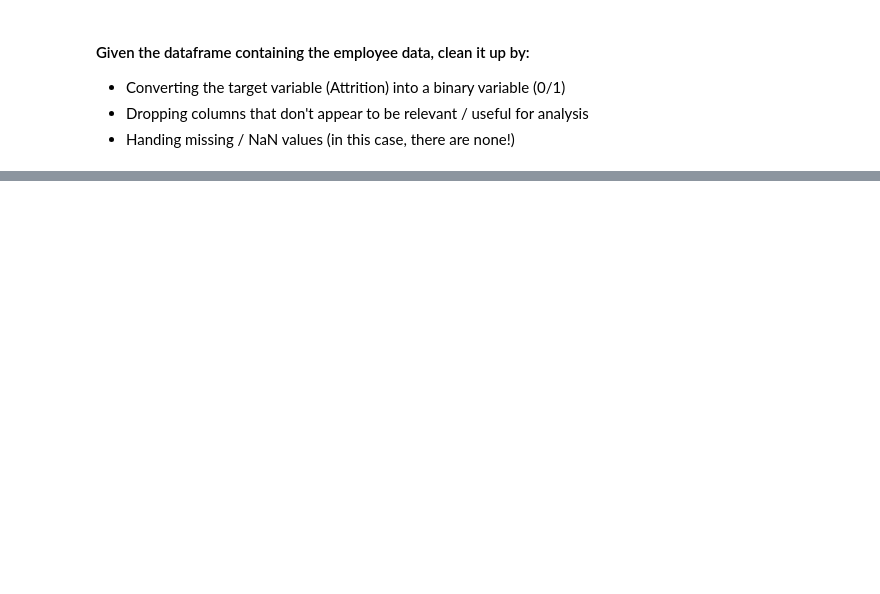
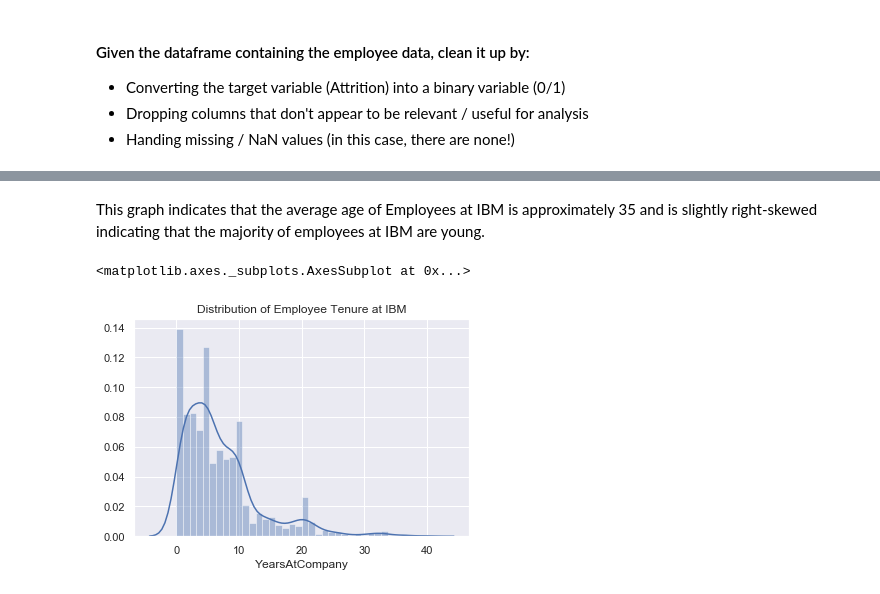
Before and after one commit to keertic/employee-attrition-project, a Jupyter notebook: ibm_hr_data.ipynb, the cells around one changed output, grey strips where cells are left out. Cells and saved outputs as stored; diff of their text form; code cells hidden in the pictures; blank space fills up the shorter version.

```diff
--- a/ibm_hr_data.ipynb
+++ b/ibm_hr_data.ipynb
@@ -50,0 +70,9 @@ sns.boxplot(x=df['DistanceFromHome'])
+# %% [markdown]
+This graph indicates that the average age of Employees at IBM is approximately 35 and is slightly right-skewed indicating that the majority of employees at IBM are young.
+# %%
+fig, ax = plt.subplots()
+ax.set_title('Distribution of Employee Tenure at IBM')
+sns.distplot(df.YearsAtCompany)
+# %% [output]
+<matplotlib.axes._subplots.AxesSubplot at 0x...>
+[figure, added]
```
Also changed, not shown: parts of 39 cells of this notebook.
